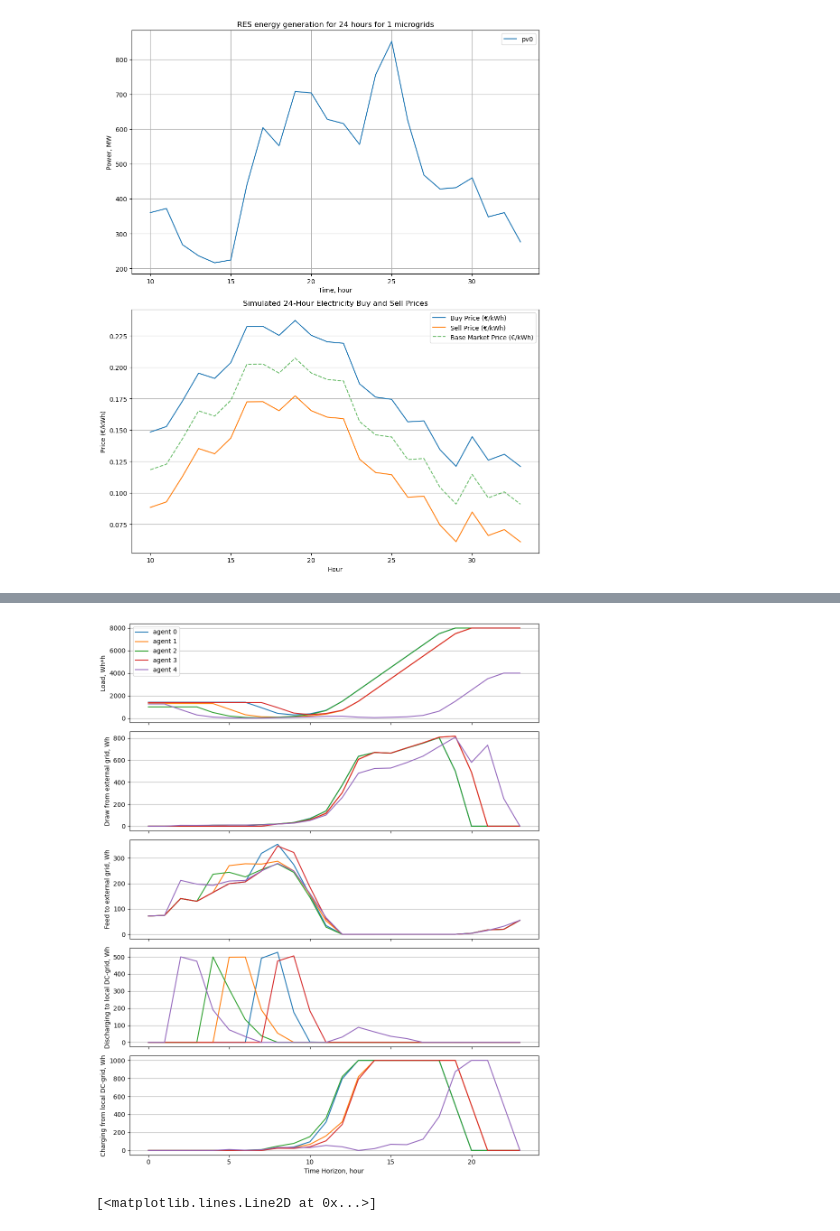
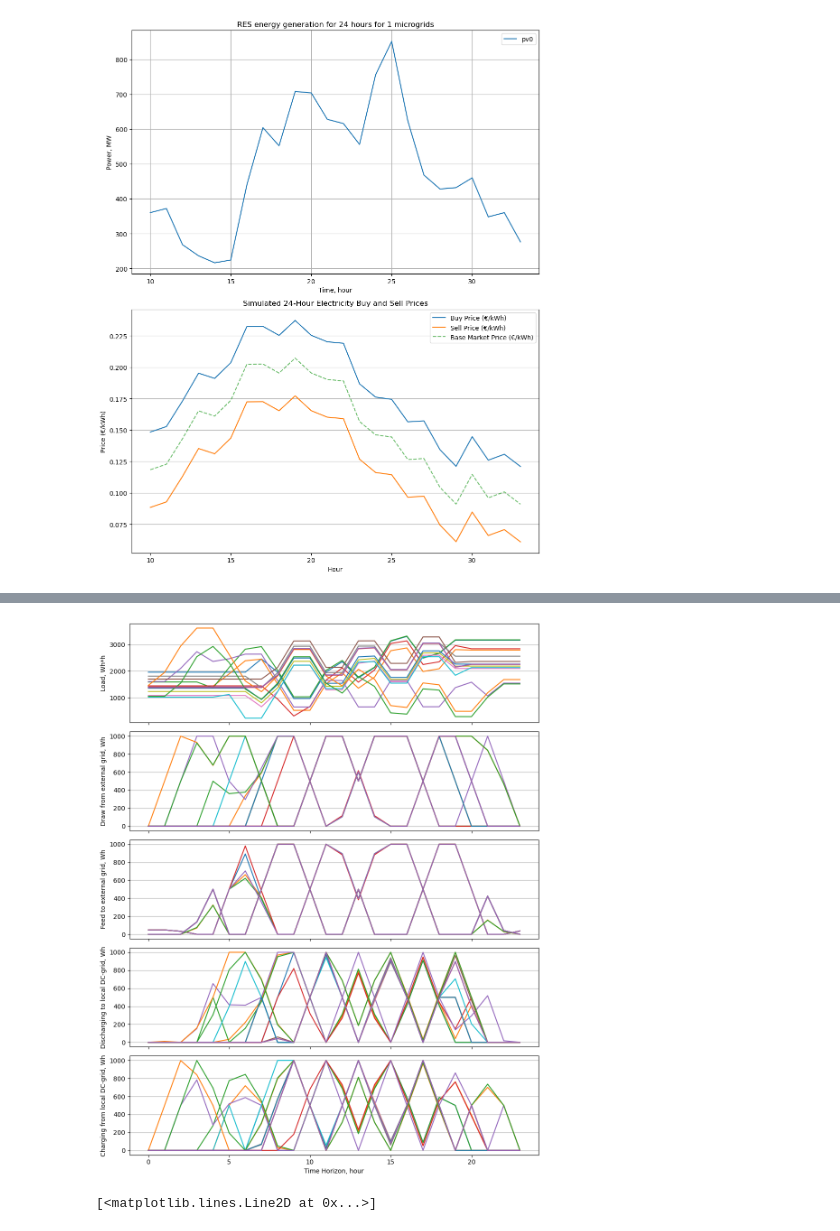
Before and after one commit to Kirill-Zhukovskii/Distributed-Cloud-based-algorithm-for-energy-distribution, a Jupyter notebook: with data/Decentralised framework with data.ipynb, the cells around one changed output, grey strips where cells are left out. Drawn from its saved outputs; the diff is of its cells as text; code cells hidden in the pictures.

```diff
--- a/with data/Decentralised framework with data.ipynb
+++ b/with data/Decentralised framework with data.ipynb
@@ -20,7 +20,7 @@ def create_energy_set(start, M, H, pv, wt):
 # %%
 DAYS = 1
 H=24
-N=5
+N=15
 M=1
 start = 10
 
@@ -83,15 +83,24 @@ plt.show()
 # %% [output]
 [figure]
 # %%
-fleet = EVFleet(xlsx_path='EV_UsageProfile.xlsx', num_vehicles=N*M)
-results = fleet.simulate_multiple_days(num_days=1)
+random_cars = True
+L_usage = np.zeros((M,N,DAYS+1,4), dtype='int')
+if random_cars:
+    fleet = EVFleet(xlsx_path='EV_UsageProfile.xlsx', num_vehicles=N*M)
+    results = fleet.simulate_multiple_days(num_days=1)
 
-L_usage = np.zeros((M,N,DAYS+1,4), dtype='int')
-for row in results:
-    L_usage[row['EV'] // 5, row['EV'] % 5, row['Day']-1, 0] = int(row['Initial SoC'])
-    L_usage[row['EV'] // 5, row['EV'] % 5, row['Day']-1, 1] = int(row['Goal (kWh)'])
-    L_usage[row['EV'] // 5, row['EV'] % 5, row['Day']-1, 2] = int(row['Arrival (h)'])
-    L_usage[row['EV'] // 5, row['EV'] % 5, row['Day']-1, 3] = int(row['Departure (h)']) + 24 if int(row['Departure (h)']) + 24 < 34 else 33
 
-    print(row['EV'] // 5, row['EV'] % 5, L_usage[row['EV'] // 5, row['EV'] % 5, row['Day']-1, :])
+    for row in results:
+        L_usage[row['EV'] // N, row['EV'] % N, row['Day']-1, 0] = int(row['Initial SoC'])
+        L_usage[row['EV'] // N, row['EV'] % N, row['Day']-1, 1] = int(row['Goal (kWh)'])
+        L_usage[row['EV'] // N, row['EV'] % N, row['Day']-1, 2] = int(row['Arrival (h)'])
+        L_usage[row['EV'] // N, row['EV'] % N, row['Day']-1, 3] = int(row['Departure (h)']) + 24 if int(row['Departure (h)']) + 24 < 34 else 33
+
+        print(row['EV'] // N, row['EV'] % N, L_usage[row['EV'] // N, row['EV'] % N, row['Day']-1, :])
+else:
+    L_usage[0,0,0,:] = [1416, 8000, 16, 30]
+    L_usage[0,1,0,:] = [1301, 8000, 14, 31]
+    L_usage[0,2,0,:] = [1004, 8000, 13, 30]
+    L_usage[0,3,0,:] = [1391, 8000, 17, 31]
+    L_usage[0,4,0,:] = [1263, 4000, 11, 33]
 # %% [output]
@@ -128,7 +151,7 @@ array([0., 0., 0., 0., 0., 0., 0., 0., 0., 0., 0., 0., 0., 0., 0., 0., 0.,
 # %%
 # Constants
-rho = 1.8 #1.8
-gamma = 0.1
+rho = 2.1   #1.8 - 5;
+gamma = 0.1 #0.1 - 5
 
 epsilon = 0.1
 c1 = 5
@@ -199,7 +222,7 @@ while True:
         h_n_T_x = -d + f + l - m
         admm_penalty = (rho / 2) *  cp.sum_squares(h_n_T_x  + cp.sum(H_n_T_x,axis=0) - H_n_T_x[n] - q[0] - 1/rho * lambdas)
 
-        admm_update = 5.5 *cp.sum_squares(xi - x_prev[n])
+        admm_update = 8 *cp.sum_squares(xi - x_prev[n])
 
         objective = cp.Minimize(c1*net_cost + charge_penalty + admm_penalty +  admm_update)
 
@@ -328,36 +335,36 @@ for n in range(N):
     #axes[0].plot(np.full(H,L_target[n]))
     axes[0].plot(L_history[n], label =f'agent {n}')
     axes[0].grid(axis='y')
-    axes[0].legend()
+    #axes[0].legend()
     axes[0].set_ylabel("Load, Wh*h")
 
 for n in range(N):
     axes[1].plot(d_history[n])
     axes[1].grid(axis='y')
     axes[1].set_ylabel("Draw from external grid, Wh")
 
 for n in range(N):
     axes[2].plot(f_history[n])
     axes[2].grid(axis='y')
     axes[2].set_ylabel("Feed to external grid, Wh")
 
 for n in range(N):
     axes[3].plot(m_history[n])
     axes[3].grid(axis='y')
     axes[3].set_ylabel("Discharging to local DC-grid, Wh")
 
 for n in range(N):
     axes[4].plot(l_history[n])
     axes[4].grid(axis='y')
     axes[4].set_ylabel("Charging from local DC-grid, Wh")
 
 
 axes[-1].set_xlabel('Time Horizon, hour')
 plt.tight_layout()
 plt.savefig("Decentralised framework with data", dpi=300)
 plt.show()
 # %% [output]
-[figure, old version]
+[figure, new version]
 # %%
 plt.plot(-np.sum(d_history,axis=0)+np.sum(f_history,axis=0)+np.sum(l_history,axis=0)-np.sum(m_history,axis=0))
 plt.plot(q[0])
```
Also changed, not shown: parts of 4 cells of this notebook, 6 other files.
